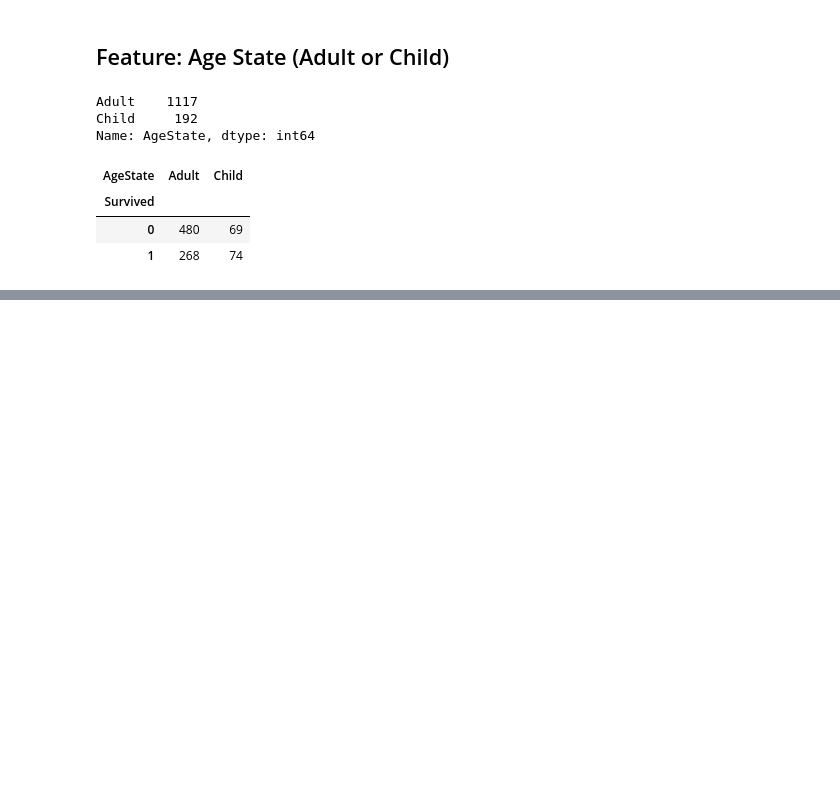
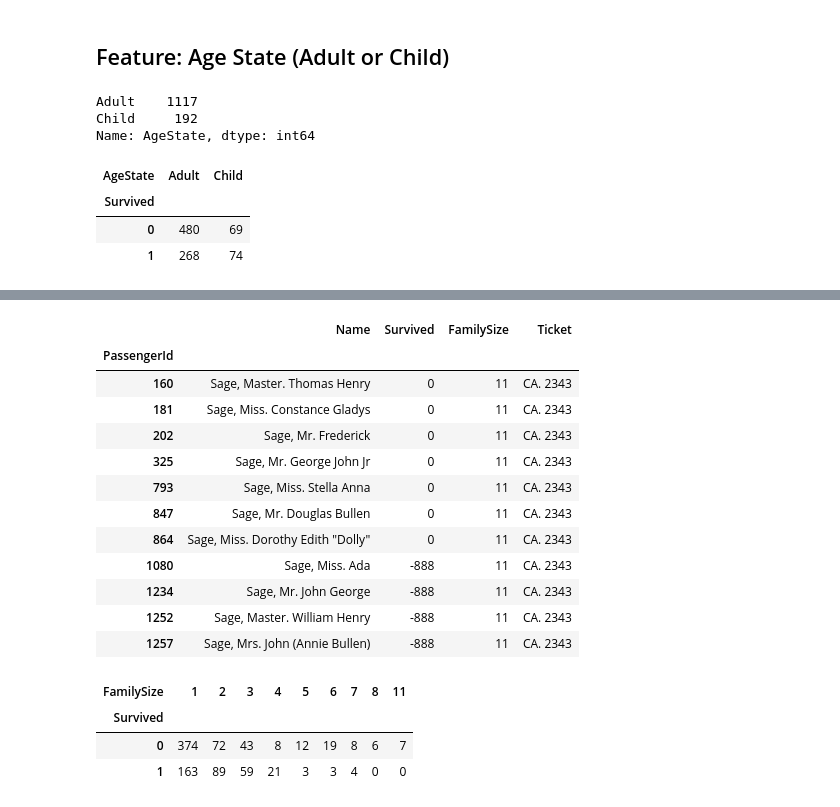
Before and after one commit to biljana-zobenica/titanic, a Jupyter notebook: notebooks/2.0-bz-exploring-processing-data.ipynb, the cells around one changed output, grey strips where cells are left out. Cells and saved outputs as stored; diff of their text form; code cells hidden in the pictures; blank space fills up the shorter version.

```diff
--- a/notebooks/2.0-bz-exploring-processing-data.ipynb
+++ b/notebooks/2.0-bz-exploring-processing-data.ipynb
@@ -999,0 +1011,29 @@ pd.crosstab(df[df.Survived != -888].Survived, df[df.Survived != -888].AgeState)
+# %%
+# further explore this family with max family members
+df.loc[df.FamilySize == df.FamilySize.max(), ['Name', 'Survived', 'FamilySize', 'Ticket']]
+# we see there are 11 members in the family, who traveled with the same thicket and 7 of them didn't survive
+# for 4 members we don't have data (test data with put value -888)
+# %% [output]
+|  | Name | Survived | FamilySize | Ticket |
+| PassengerId |  |  |  |  |
+| 160 | Sage, Master. Thomas Henry | 0 | 11 | CA. 2343 |
+| 181 | Sage, Miss. Constance Gladys | 0 | 11 | CA. 2343 |
+| 202 | Sage, Mr. Frederick | 0 | 11 | CA. 2343 |
+| 325 | Sage, Mr. George John Jr | 0 | 11 | CA. 2343 |
+| 793 | Sage, Miss. Stella Anna | 0 | 11 | CA. 2343 |
+| 847 | Sage, Mr. Douglas Bullen | 0 | 11 | CA. 2343 |
+| 864 | Sage, Miss. Dorothy Edith "Dolly" | 0 | 11 | CA. 2343 |
+| 1080 | Sage, Miss. Ada | -888 | 11 | CA. 2343 |
+| 1234 | Sage, Mr. John George | -888 | 11 | CA. 2343 |
+| 1252 | Sage, Master. William Henry | -888 | 11 | CA. 2343 |
+| 1257 | Sage, Mrs. John (Annie Bullen) | -888 | 11 | CA. 2343 |
+# %%
+# How did FamilySize impact the survival rate among passengers?
+# We can see that the families with lower number of members have higher survival rate, as opposed to the ones with
+# family members over 7 and the minimal survival rate
+pd.crosstab(df[df.Survived != -888].Survived, df[df.Survived != -888].FamilySize)
+# %% [output]
+| FamilySize | 1 | 2 | 3 | 4 | 5 | 6 | 7 | 8 | 11 |
+| Survived |  |  |  |  |  |  |  |  |  |
+| 0 | 374 | 72 | 43 | 8 | 12 | 19 | 8 | 6 | 7 |
+| 1 | 163 | 89 | 59 | 21 | 3 | 3 | 4 | 0 | 0 |
```
Also changed, not shown: parts of 3 cells of this notebook.
